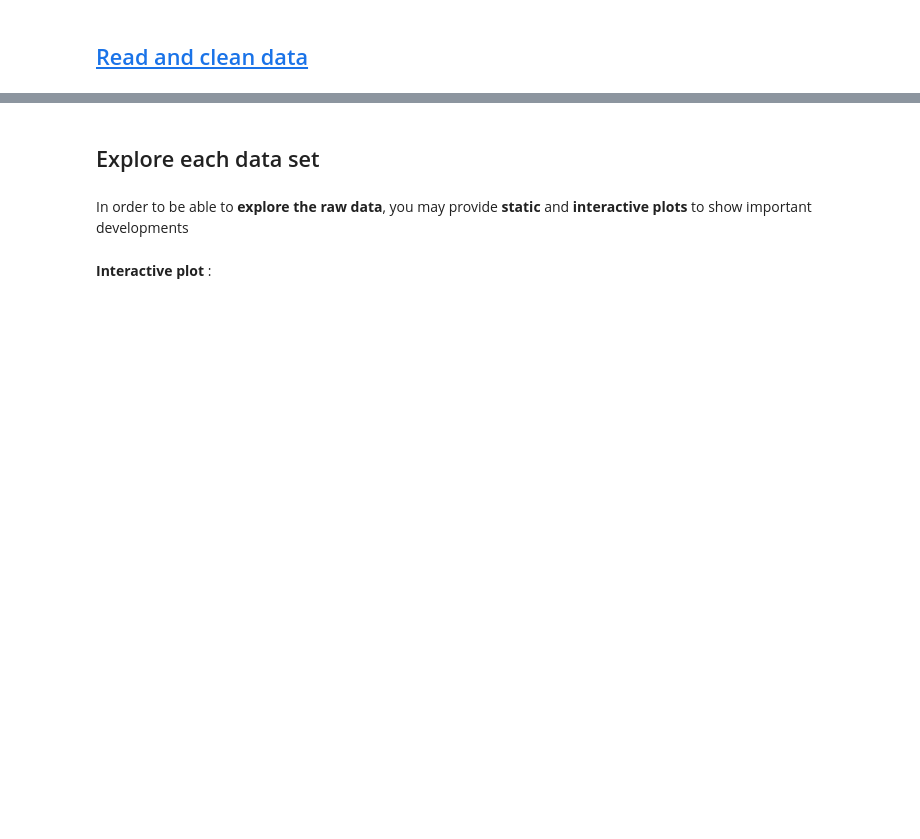
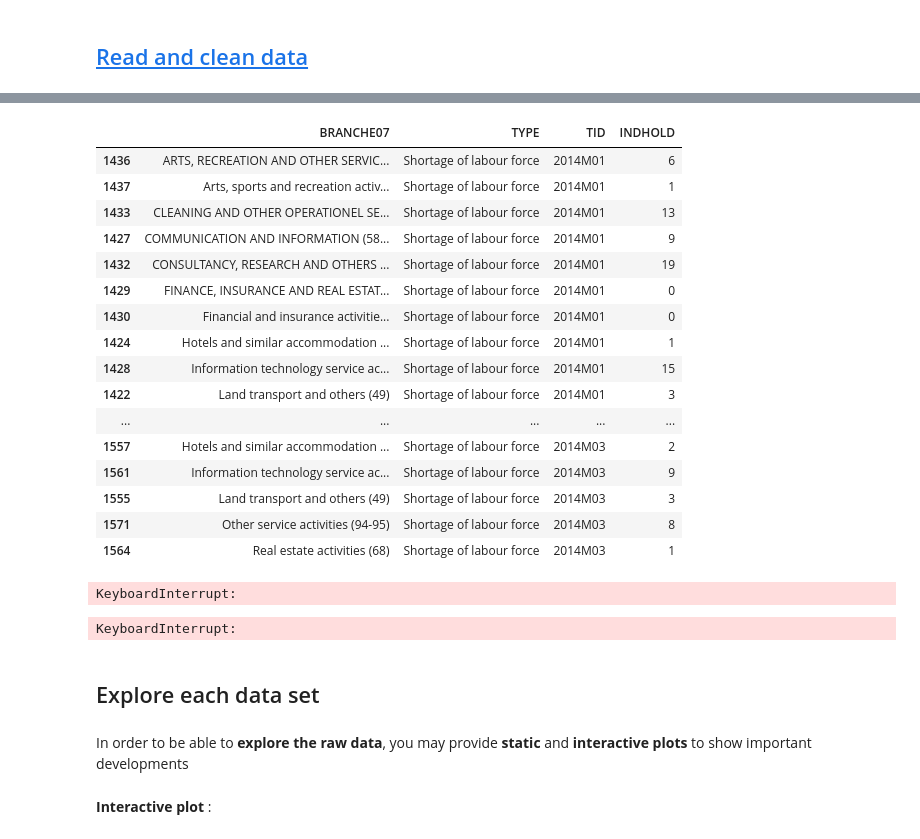
Before and after one commit to NumEconCopenhagen/Projects_2024_Emma-Anna-Oscar, a Jupyter notebook: dataproject/dataproject.ipynb, the cells around one changed output, grey strips where cells are left out. Drawn from its saved outputs; the diff is of its cells as text; code cells hidden in the pictures; blank space fills up the shorter version.

Commit message:
Fetching data DST

```diff
--- a/dataproject/dataproject.ipynb
+++ b/dataproject/dataproject.ipynb
@@ -100,3 +258,64 @@ params = {'table': '',
+# %%
+params2 = lb_short_service._define_base_params(language='en')
+
+params2 = {'table': 'KBS2',
+ 'format': 'BULK',
+ 'lang': 'en',
+ 'variables': [{'code': 'BRANCHE07', 'values': ['*']},
+  {'code': 'TYPE', 'values': ['MAAK']},
+  {'code': 'Tid', 'values': ['>2013M12<=2024M01']}]}
+
+lab_short_service = lb_short_service.get_data(params=params2)
+lab_short_service.sort_values(by = ['TID', 'BRANCHE07'], inplace=True)
+lab_short_service.head(50)
+# %% [output]
+|  | BRANCHE07 | TYPE | TID | INDHOLD |
+| 1436 | ARTS, RECREATION AND OTHER SERVIC... | Shortage of labour force | 2014M01 | 6 |
+| 1437 | Arts, sports and recreation activ... | Shortage of labour force | 2014M01 | 1 |
+| 1433 | CLEANING AND OTHER OPERATIONEL SE... | Shortage of labour force | 2014M01 | 13 |
+| 1427 | COMMUNICATION AND INFORMATION (58... | Shortage of labour force | 2014M01 | 9 |
+| 1432 | CONSULTANCY, RESEARCH AND OTHERS ... | Shortage of labour force | 2014M01 | 19 |
+| 1429 | FINANCE, INSURANCE AND REAL ESTAT... | Shortage of labour force | 2014M01 | 0 |
+| 1430 | Financial and insurance activitie... | Shortage of labour force | 2014M01 | 0 |
+| 1424 | Hotels and similar accommodation ... | Shortage of labour force | 2014M01 | 1 |
+| 1428 | Information technology service ac... | Shortage of labour force | 2014M01 | 15 |
+| 1422 | Land transport and others (49) | Shortage of labour force | 2014M01 | 3 |
+| ... | ... | ... | ... | ... |
+| 1557 | Hotels and similar accommodation ... | Shortage of labour force | 2014M03 | 2 |
+| 1561 | Information technology service ac... | Shortage of labour force | 2014M03 | 9 |
+| 1555 | Land transport and others (49) | Shortage of labour force | 2014M03 | 3 |
+| 1571 | Other service activities (94-95) | Shortage of labour force | 2014M03 | 8 |
+| 1564 | Real estate activities (68) | Shortage of labour force | 2014M03 | 1 |
+# %%
+params3 = lb_short_manu._define_base_params(language='en')
+
+params3 = {'table': 'BARO3',
+ 'format': 'BULK',
+ 'lang': 'en',
+ 'variables': [{'code': 'BRANCHE07', 'values': ['C']},
+  {'code': 'TYPE', 'values': ['AMA']},
+  {'code': 'Tid', 'values': ['>2013K4<=2024K1']}]}
+
+lab_short_manu = lb_short_manu.get_data(params=params3)
+lab_short_manu.sort_values(by = ['TID'], inplace=True)
+lab_short_manu.head(50)
+# %% [output]
+KeyboardInterrupt:
+# %%
+params4 = lb_short_cons._define_base_params(language='en')
+
+params4 = {'table': 'KBYG33',
+ 'format': 'BULK',
+ 'lang': 'en',
+ 'variables': [{'code': 'BRANCHE07', 'values': ['F']},
+  {'code': 'TYPE', 'values': ['AMA']},
+  {'code': 'Tid', 'values': ['>2013M12<=2024M01']}]}
+
+lab_short_cons = lb_short_cons.get_data(params=params3)
+lab_short_cons.sort_values(by = ['TID'], inplace=True)
+lab_short_cons.head(50)
+# %% [output]
+KeyboardInterrupt:
 # %% [markdown]
 ## Explore each data set
 # %% [markdown]
```
Also changed, not shown: parts of 7 cells of this notebook.
